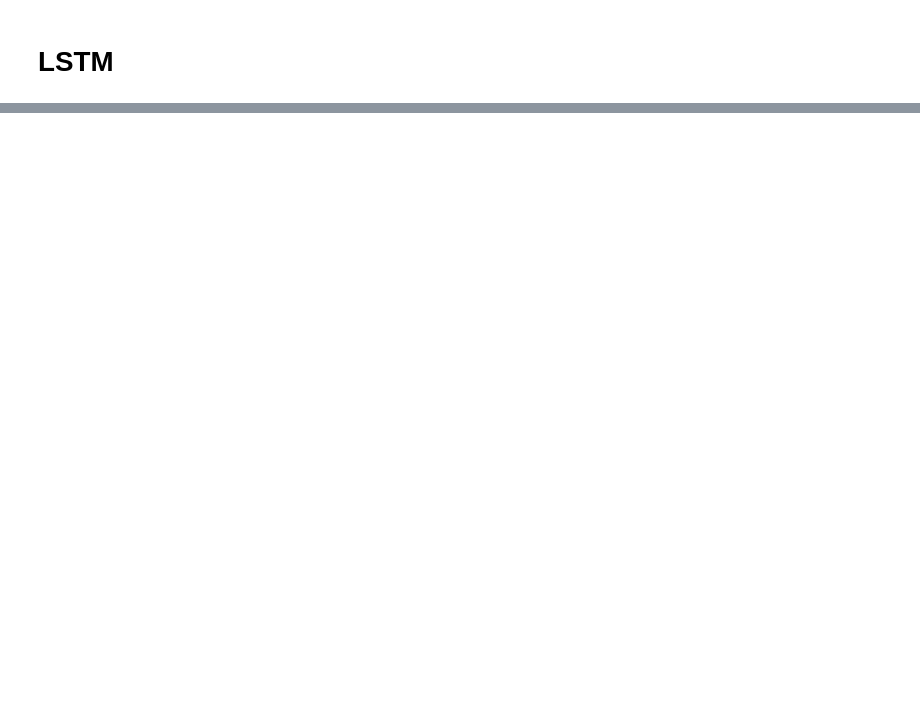
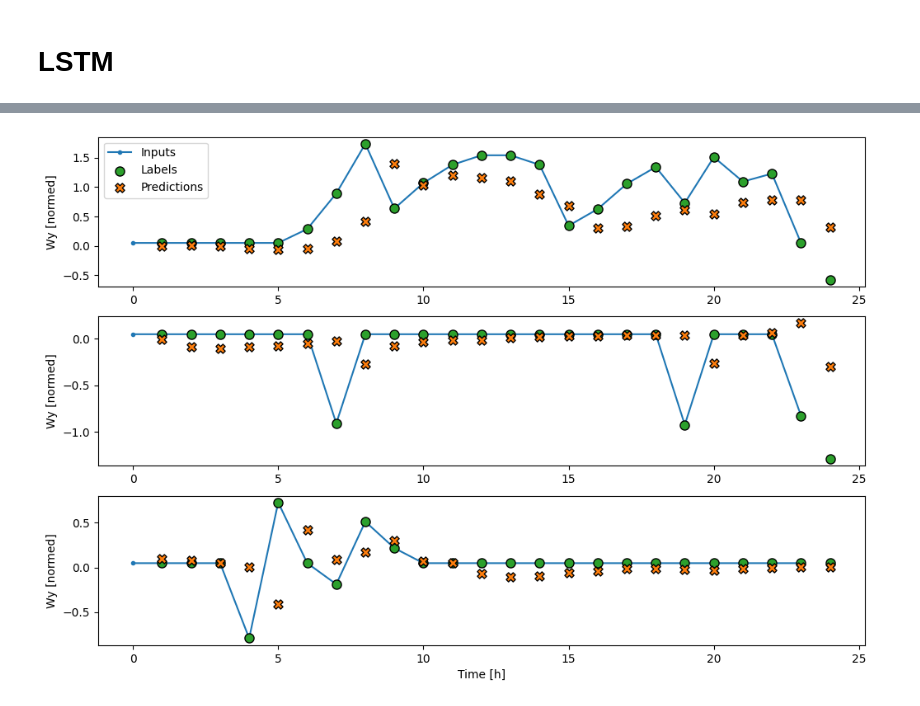
Before and after one commit to LanderDuncan/LSTMWeather, a Jupyter notebook: models/WeatherCSV copy 2.ipynb, the cells around one changed output, grey strips where cells are left out. Cells and saved outputs as stored; diff of their text form; code cells hidden in the pictures; blank space fills up the shorter version.

```diff
--- a/models/WeatherCSV copy 2.ipynb
+++ b/models/WeatherCSV copy 2.ipynb
@@ -303,0 +303,4 @@ wide_window.plot(lstm_model)
+# %%
+wide_window.plot(lstm_model,plot_col="Wy")
+# %% [output]
+[figure, added]
```
Also changed, not shown: parts of 19 cells of this notebook, 10 other files.
